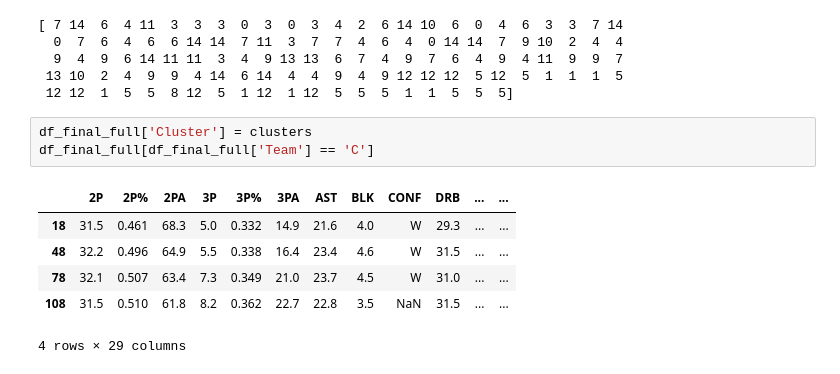
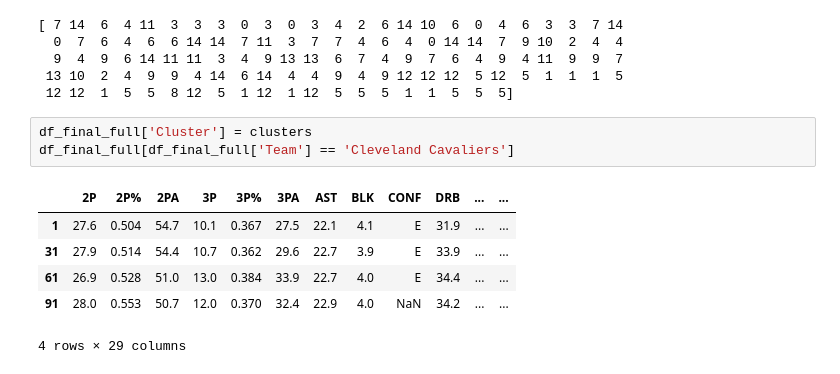
Before and after one commit to if1015-datascience-ufpe/2017-2-projeto-crp3-bvcl-plal, a Jupyter notebook: teams clustering.ipynb, the cells around one changed output. Drawn from its saved outputs; the diff is of its cells as text.

Commit message:
adds teams clustering analysis

```diff
--- a/teams clustering.ipynb
+++ b/teams clustering.ipynb
@@ -50,11 +50,11 @@ print(clusters)
  12 12  1  5  5  8 12  5  1 12  1 12  5  5  5  1  1  5  5  5]
 # %%
 df_final_full['Cluster'] = clusters
-df_final_full[df_final_full['Team'] == 'C']
+df_final_full[df_final_full['Team'] == 'Cleveland Cavaliers']
 # %% [output]
 |  | 2P | 2P% | 2PA | 3P | 3P% | 3PA | AST | BLK | CONF | DRB | ... | ... |
-| 18 | 31.5 | 0.461 | 68.3 | 5.0 | 0.332 | 14.9 | 21.6 | 4.0 | W | 29.3 | ... | ... |
-| 48 | 32.2 | 0.496 | 64.9 | 5.5 | 0.338 | 16.4 | 23.4 | 4.6 | W | 31.5 | ... | ... |
-| 78 | 32.1 | 0.507 | 63.4 | 7.3 | 0.349 | 21.0 | 23.7 | 4.5 | W | 31.0 | ... | ... |
-| 108 | 31.5 | 0.510 | 61.8 | 8.2 | 0.362 | 22.7 | 22.8 | 3.5 | NaN | 31.5 | ... | ... |
+| 1 | 27.6 | 0.504 | 54.7 | 10.1 | 0.367 | 27.5 | 22.1 | 4.1 | E | 31.9 | ... | ... |
+| 31 | 27.9 | 0.514 | 54.4 | 10.7 | 0.362 | 29.6 | 22.7 | 3.9 | E | 33.9 | ... | ... |
+| 61 | 26.9 | 0.528 | 51.0 | 13.0 | 0.384 | 33.9 | 22.7 | 4.0 | E | 34.4 | ... | ... |
+| 91 | 28.0 | 0.553 | 50.7 | 12.0 | 0.370 | 32.4 | 22.9 | 4.0 | NaN | 34.2 | ... | ... |
 4 rows × 29 columns
```
Also changed, not shown: parts of 11 cells of this notebook.
